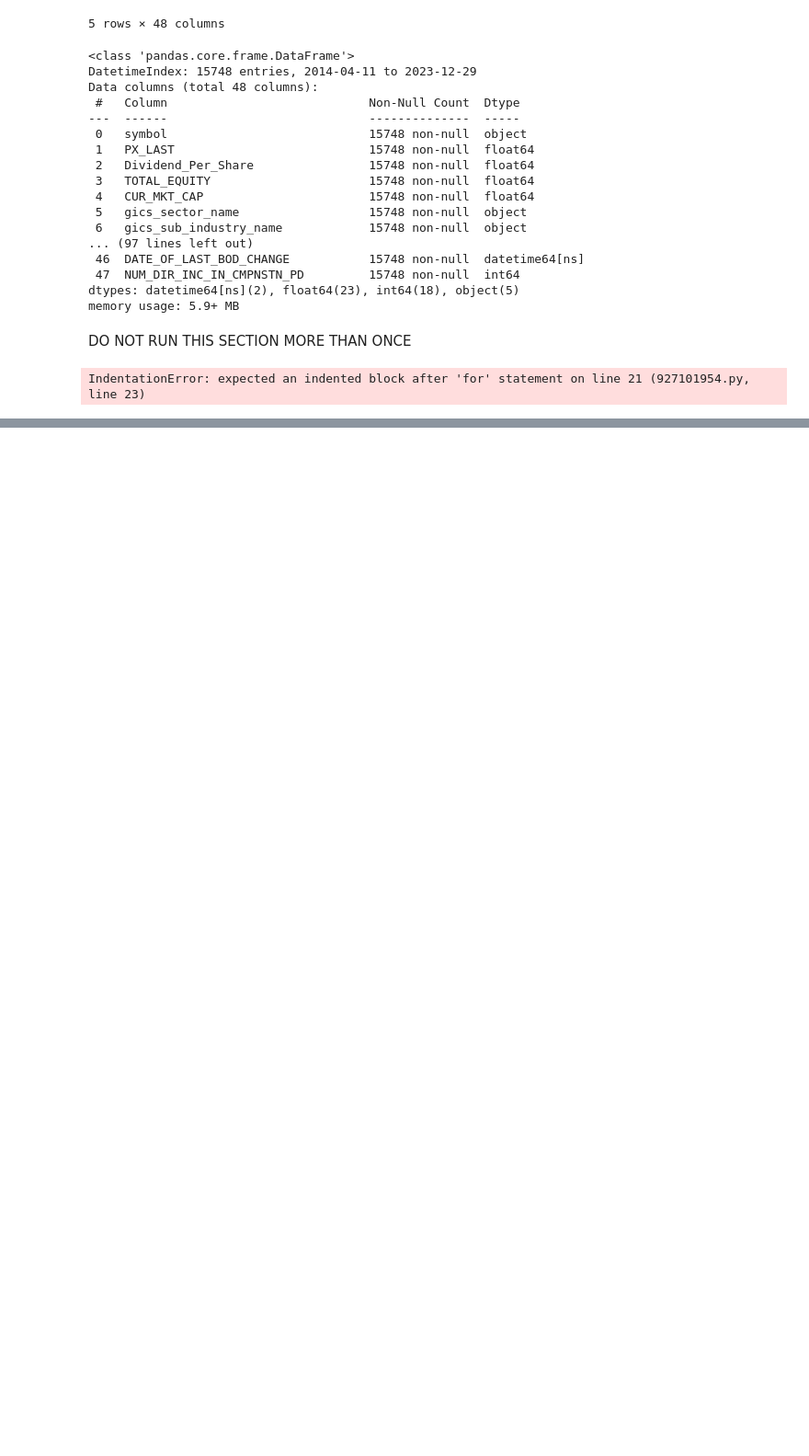
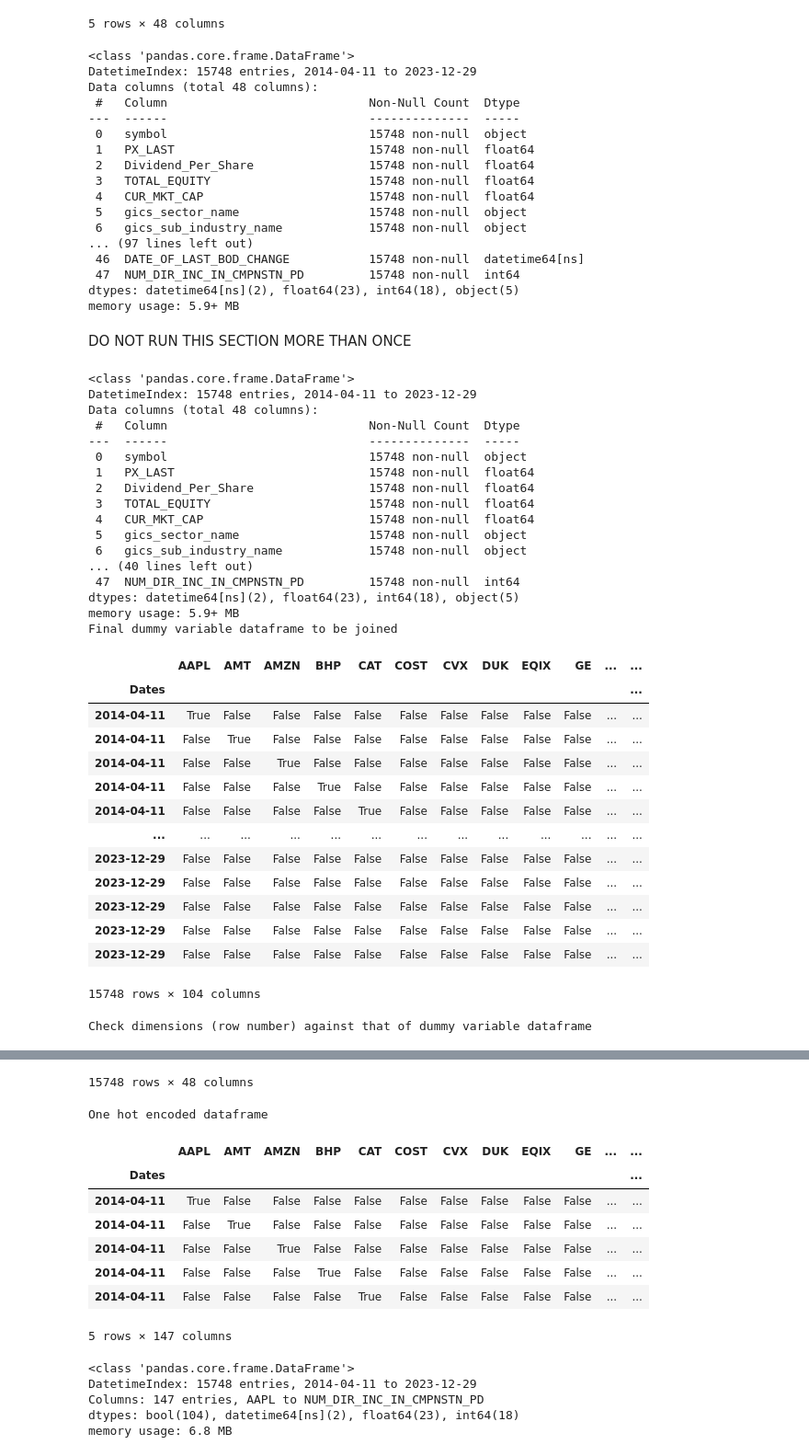
Before and after one commit to lucasarabi/Executive-Compensation-Research, a Jupyter notebook: code/data_reformat/data_reformat.ipynb, the cells around one changed output, grey strips where cells are left out. Shown: that part at 92% size. Saved outputs shown, nothing was run; the diff lists cells and outputs as text; code cells hidden in the pictures; blank space fills up the shorter version.

Commit message:
Fixing previous push error

```diff
--- a/code/data_reformat/data_reformat.ipynb
+++ b/code/data_reformat/data_reformat.ipynb
@@ -81,25 +81,77 @@ DO NOT RUN THIS SECTION MORE THAN ONCE
 # %%
 # One hot encode categorical data; see last .info() call to find desired columns
 # 1. symbol
 # 2. gics_sector_name
 # 3. gics_sub_industry_name
 # 4. gics_industry_name
 # 5. gics_industry_group_name
 #
 # ** gics_industy and gics_sector are already int64
 #
 # One hot encoding will be done with natively with pandas
 
-ohe_dataframe = date_index_dataframe
-display(ohe_dataframe.head())
+# Initial .info() for comparison to final output
+date_index_dataframe.info()
 
 # columns to one hot encode
 # EXCLUDING 'symbol' COLUMN; THE DUMMY VARIABLE DATAFRAME IS BEING INITIALIZED WITH IT
+columns = ['gics_sector_name', 'gics_sub_industry_name', 'gics_industry_name', 'gics_industry_group_name']
+dummy_variables = pd.get_dummies(date_index_dataframe['symbol'])
 
-columns = ['gics_sector_name']
-dummy_variables = pd.get_dummies(ohe_dataframe['symbol'])
+for i in columns:
+    temp = pd.get_dummies(date_index_dataframe[i])
+    dummy_variables = pd.concat([dummy_variables, temp], axis=1)
 
+print('Final dummy variable dataframe to be joined')
+display(dummy_variables)
+print('\n\n')
+print('Check dimensions (row number) against that of dummy variable dataframe')
+display(date_index_dataframe)
+print('\n\n')
 
-display(dummy_variables.head())
+# Concatenate dummy variables to left side of dataframe
+ohe_dataframe = pd.concat([dummy_variables, date_index_dataframe], axis=1)
+# Drop one hot encoded columns
+# symbol, columns list
+ohe_dataframe = ohe_dataframe.drop('symbol', axis=1)
+ohe_dataframe = ohe_dataframe.drop(columns, axis=1)
+
+# Display dataframe, check dimensions
+print('One hot encoded dataframe')
+display(ohe_dataframe.head())
+ohe_dataframe.info()
+
+# Assure there are no objects in .info() call
 # %% [output]
-IndentationError: expected an indented block after 'for' statement on line 21 (927101954.py, line 23)
+<class 'pandas.core.frame.DataFrame'>
+DatetimeIndex: 15748 entries, 2014-04-11 to 2023-12-29
+Data columns (total 48 columns):
+ #   Column                            Non-Null Count  Dtype
+---  ------                            --------------  -----
+ 0   symbol                            15748 non-null  object
+ 1   PX_LAST                           15748 non-null  float64
+ 2   Dividend_Per_Share                15748 non-null  float64
+ 3   TOTAL_EQUITY                      15748 non-null  float64
+ 4   CUR_MKT_CAP                       15748 non-null  float64
+ 5   gics_sector_name                  15748 non-null  object
+ 6   gics_sub_industry_name            15748 non-null  object
+... (40 lines left out)
+ 47  NUM_DIR_INC_IN_CMPNSTN_PD         15748 non-null  int64
+dtypes: datetime64[ns](2), float64(23), int64(18), object(5)
+memory usage: 5.9+ MB
+Final dummy variable dataframe to be joined
+|  | AAPL | AMT | AMZN | BHP | CAT | COST | CVX | DUK | EQIX | GE | ... | ... |
+| Dates |  |  |  |  |  |  |  |  |  |  |  | ... |
+| 2014-04-11 | True | False | False | False | False | False | False | False | False | False | ... | ... |
+| 2014-04-11 | False | True | False | False | False | False | False | False | False | False | ... | ... |
+| 2014-04-11 | False | False | True | False | False | False | False | False | False | False | ... | ... |
+| 2014-04-11 | False | False | False | True | False | False | False | False | False | False | ... | ... |
+| 2014-04-11 | False | False | False | False | True | False | False | False | False | False | ... | ... |
+| ... | ... | ... | ... | ... | ... | ... | ... | ... | ... | ... | ... | ... |
+| 2023-12-29 | False | False | False | False | False | False | False | False | False | False | ... | ... |
+| 2023-12-29 | False | False | False | False | False | False | False | False | False | False | ... | ... |
+| 2023-12-29 | False | False | False | False | False | False | False | False | False | False | ... | ... |
+| 2023-12-29 | False | False | False | False | False | False | False | False | False | False | ... | ... |
+| 2023-12-29 | False | False | False | False | False | False | False | False | False | False | ... | ... |
+15748 rows × 104 columns
+Check dimensions (row number) against that of dummy variable dataframe
@@ -105,0 +171,15 @@ IndentationError: expected an indented block after 'for' statement on line 21 (9
+15748 rows × 48 columns
+One hot encoded dataframe
+|  | AAPL | AMT | AMZN | BHP | CAT | COST | CVX | DUK | EQIX | GE | ... | ... |
+| Dates |  |  |  |  |  |  |  |  |  |  |  | ... |
+| 2014-04-11 | True | False | False | False | False | False | False | False | False | False | ... | ... |
+| 2014-04-11 | False | True | False | False | False | False | False | False | False | False | ... | ... |
+| 2014-04-11 | False | False | True | False | False | False | False | False | False | False | ... | ... |
+| 2014-04-11 | False | False | False | True | False | False | False | False | False | False | ... | ... |
+| 2014-04-11 | False | False | False | False | True | False | False | False | False | False | ... | ... |
+5 rows × 147 columns
+<class 'pandas.core.frame.DataFrame'>
+DatetimeIndex: 15748 entries, 2014-04-11 to 2023-12-29
+Columns: 147 entries, AAPL to NUM_DIR_INC_IN_CMPNSTN_PD
+dtypes: bool(104), datetime64[ns](2), float64(23), int64(18)
+memory usage: 6.8 MB
```
Also changed, not shown: parts of 2 cells of this notebook.
